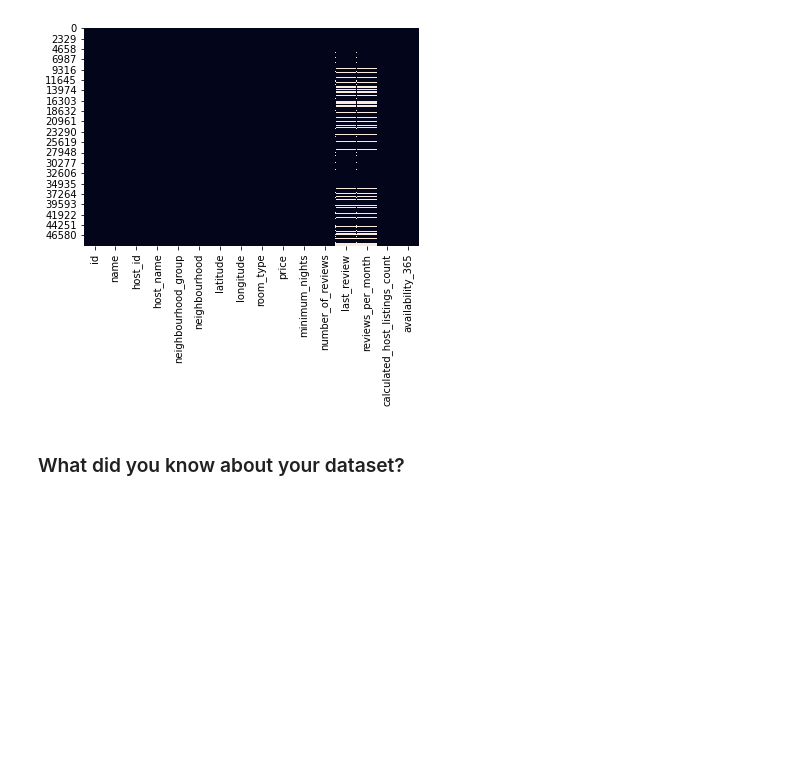
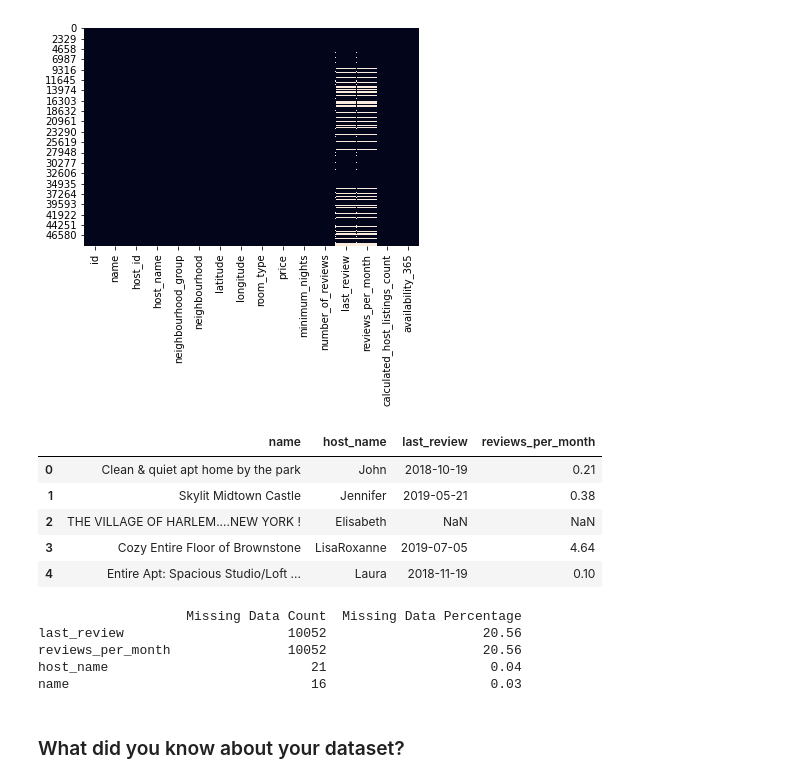
Before and after one commit to abhinav4201/Exploratory-data-analysis-EDA-Airbnb, a Jupyter notebook: Airbnb_Bookings_Analysis_Capstone_Project_1.ipynb, the cells around one changed output. Drawn from its saved outputs; the diff is of its cells as text; code cells hidden in the pictures; blank space fills up the shorter version.

```diff
--- a/Airbnb_Bookings_Analysis_Capstone_Project_1.ipynb
+++ b/Airbnb_Bookings_Analysis_Capstone_Project_1.ipynb
@@ -198,6 +198,33 @@ dtype: int64
 sns.heatmap(airbnb_df.isnull(), cbar=False);
 # %% [output]
 [figure]
+# %%
+#this will return column with atleast one null value
+airbnb_df.loc[:,airbnb_df.isna().sum()!=0][:5]
+# %% [output]
+|  | name | host_name | last_review | reviews_per_month |
+| 0 | Clean & quiet apt home by the park | John | 2018-10-19 | 0.21 |
+| 1 | Skylit Midtown Castle | Jennifer | 2019-05-21 | 0.38 |
+| 2 | THE VILLAGE OF HARLEM....NEW YORK ! | Elisabeth | NaN | NaN |
+| 3 | Cozy Entire Floor of Brownstone | LisaRoxanne | 2019-07-05 | 4.64 |
+| 4 | Entire Apt: Spacious Studio/Loft ... | Laura | 2018-11-19 | 0.10 |
+# %%
+# Missing Value Count Function
+def showMissing():
+    missing = airbnb_df.columns[airbnb_df.isnull().any()].tolist()
+    return missing
+
+missingVal = pd.DataFrame()
+missingVal['Missing Data Count'] = airbnb_df[showMissing()].isnull().sum().sort_values(ascending = False)
+missingVal['Missing Data Percentage'] = airbnb_df[showMissing()].isnull().sum().sort_values(ascending = False)/len(airbnb_df)*100
+
+print(missingVal)
+# %% [output]
+                   Missing Data Count  Missing Data Percentage
+last_review                     10052                    20.56
+reviews_per_month               10052                    20.56
+host_name                          21                     0.04
+name                               16                     0.03
 # %% [markdown]
 ### What did you know about your dataset?
 # %% [markdown]
```
Also changed, not shown: parts of 22 cells of this notebook.
